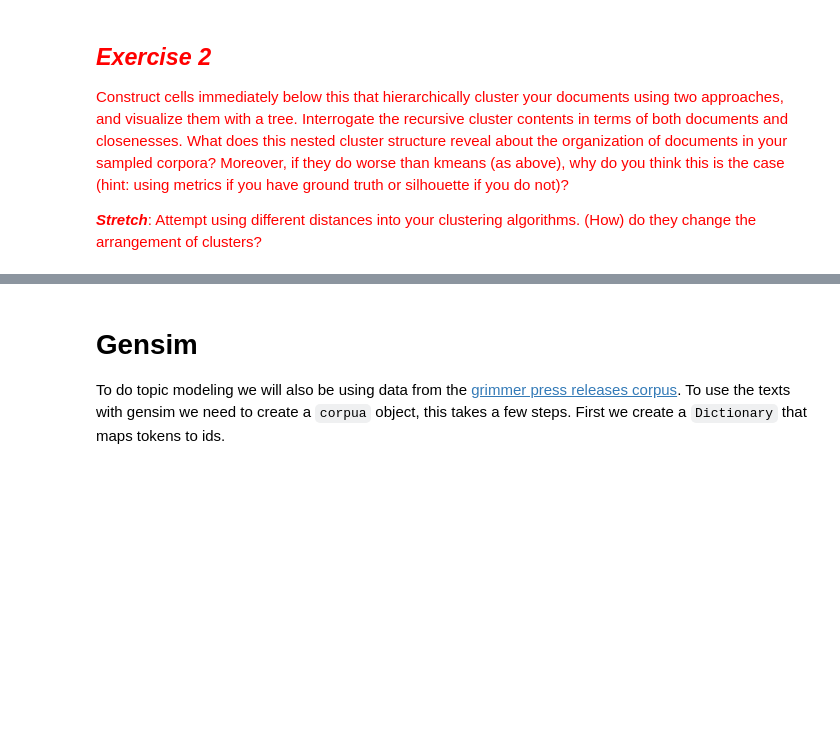
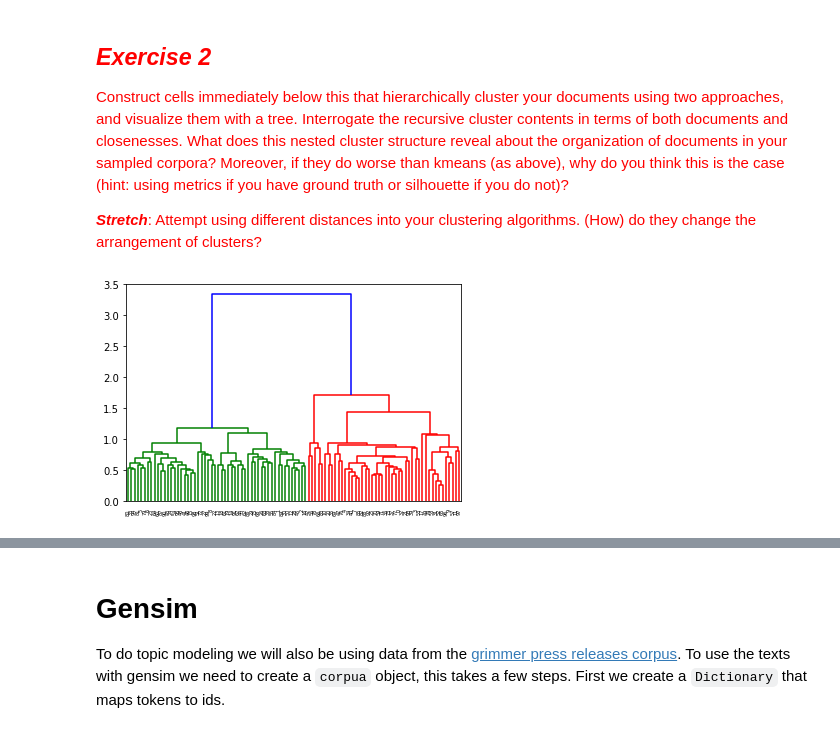
Before and after one commit to katykoenig/Content-Analysis-2020, a Jupyter notebook: week-6/6-Discovering-Patterns-Clusters-and-Topics.ipynb, the cells around one changed output, grey strips where cells are left out. Saved outputs shown, nothing was run; the diff lists cells and outputs as text; code cells hidden in the pictures; blank space fills up the shorter version.

```diff
--- a/week-6/6-Discovering-Patterns-Clusters-and-Topics.ipynb
+++ b/week-6/6-Discovering-Patterns-Clusters-and-Topics.ipynb
@@ -1037,3 +1037,11 @@ example_hierarchicalClusters_full = scipy.cluster.hierarchy.fcluster(example_lin
 <span style="color:red">Construct cells immediately below this that hierarchically cluster your documents using two approaches, and visualize them with a tree. Interrogate the recursive cluster contents in terms of both documents and closenesses. What does this nested cluster structure reveal about the organization of documents in your sampled corpora? Moreover, if they do worse than kmeans (as above), why do you think this is the case (hint: using metrics if you have ground truth or silhouette if you do not)?
 
 <span style="color:red">***Stretch***: Attempt using different distances into your clustering algorithms. (How) do they change the arrangement of clusters?
+# %%
+talCoocMat = talTFVects * talTFVects.T
+talCoocMat.setdiag(0)
+tallinkage_matrix = scipy.cluster.hierarchy.ward(talCoocMat[:100, :100].toarray())
+
+d = scipy.cluster.hierarchy.dendrogram(tallinkage_matrix, get_leaves=True)
+# %% [output]
+[figure, added]
```
Also changed, not shown: parts of 8 cells of this notebook.
